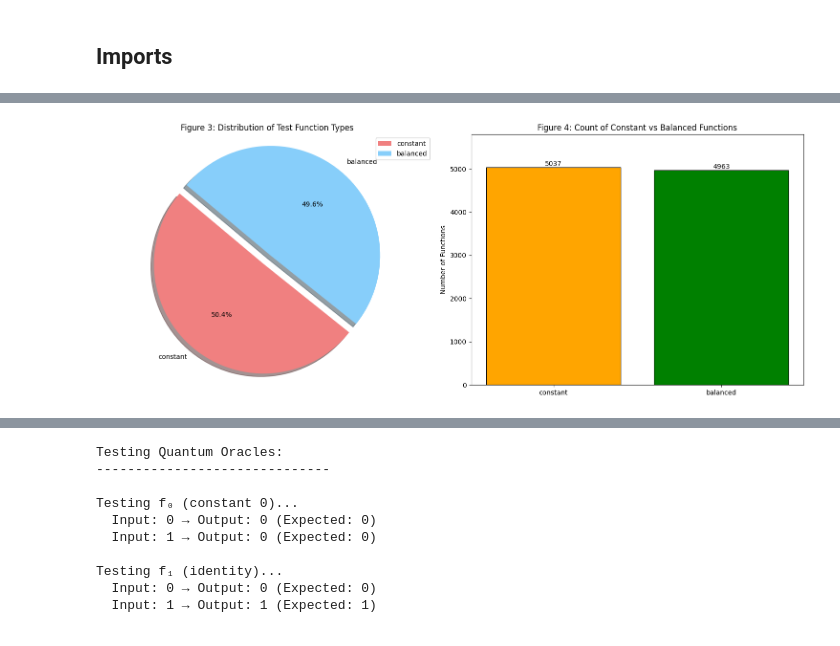
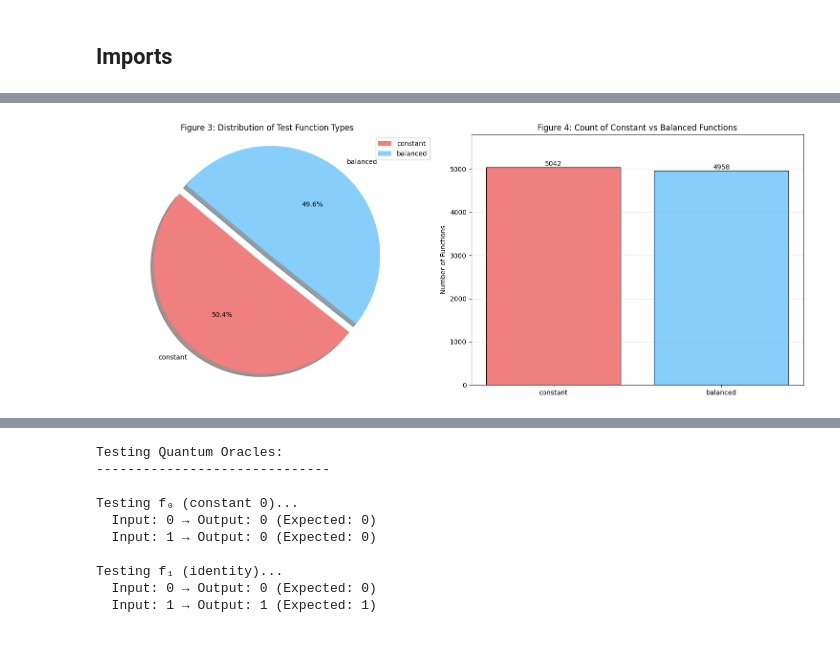
Before and after one commit to tomaspettit2506/ET-G00419414, a Jupyter notebook: problems.ipynb, the cells around one changed output, grey strips where cells are left out. Drawn from its saved outputs; the diff is of its cells as text; code cells hidden in the pictures.

```diff
--- a/problems.ipynb
+++ b/problems.ipynb
@@ -199,8 +227,8 @@ ax1.set_title('Figure 1: Query Complexity Growth')
 ax1.legend()
 ax1.grid(True, which="both", ls="--", alpha=0.5)
 
-# Figure 2: Distribution validation across 100 generated functions
-num_functions = 100
+# Figure 2: Distribution validation across 10000 generated functions
+num_functions = 10000
 true_counts = []
 
 for _ in range(num_functions):
@@ -217,7 +245,7 @@ counts_at_16 = true_counts.count(16)
 # Create bar chart showing distribution (horizontal	bars for better readability)
 categories = ['Constant (False)', 'Balanced', 'Constant (True)']
 counts = [counts_at_0, counts_at_8, counts_at_16]
-ax2.barh(categories, counts, color=['red', 'blue', 'green'], edgecolor='black', linewidth=0.85)
+ax2.barh(categories, counts, color=['red', 'blue', 'green'], edgecolor='black', linewidth=0.95)
 ax2.set_xlim(0, num_functions)  # Set x-axis limit to total number of functions
 
 for i, count in enumerate(counts):
@@ -232,7 +260,7 @@ plt.show()
 
 # Print statistical summary
 print(f"\nDistribution Summary:")
-print(f"Constant (False): {counts_at_0}% ({counts_at_0} functions)")
-print(f"Balanced:         {counts_at_8}% ({counts_at_8} functions)")
-print(f"Constant (True):  {counts_at_16}% ({counts_at_16} functions)")
+print(f"Constant (False): {counts_at_0/num_functions*100:.2f}% ({counts_at_0} functions)")
+print(f"Balanced:         {counts_at_8/num_functions*100:.2f}% ({counts_at_8} functions)")
+print(f"Constant (True):  {counts_at_16/num_functions*100:.2f}% ({counts_at_16} functions)")
 # %% [output]
@@ -339,34 +418,34 @@ for _ in range(num_functions):
     test_func = random_constant_balanced()
 
     # Classify using our algorithm
     result = determine_constant_balanced(test_func)
     classifications[result] += 1
 
 # Create visualization
 fig, (ax1, ax2) = plt.subplots(1, 2, figsize=(15, 6))
 
 # Figure 3: Create a pie chart to show the distribution of results
 labels = classifications.keys()
 sizes = classifications.values()
 colors = ['lightcoral', 'lightskyblue']
 myexplode = [0.1, 0]
 ax1.pie(sizes, labels=labels, explode=myexplode, colors=colors, autopct='%1.1f%%', shadow=True, startangle=140)
 ax1.set_title('Figure 3: Distribution of Test Function Types')
 ax1.axis('equal')  # Equal aspect ratio ensures that pie chart is circula
 ax1.legend(loc='upper right')
 
 
 # Figure 4: Create a bar chart to show the count of constant vs balanced functions
-ax2.bar(classifications.keys(), classifications.values(), color=['orange', 'green'], edgecolor='black', linewidth=0.85)
+ax2.bar(classifications.keys(), classifications.values(), color=colors, edgecolor='black', linewidth=0.85)
 ax2.set_title('Figure 4: Count of Constant vs Balanced Functions')
 ax2.set_ylabel('Number of Functions')
 ax2.set_ylim(0, max(classifications.values()) * 1.15)
 for i, count in enumerate(classifications.values()):
 				ax2.text(i, count + 0.1, str(count), ha='center', va='bottom')
+ax2.grid(True, alpha=0.3, axis='y')
 
 plt.tight_layout()
-plt.savefig('img/figure3_4.png', dpi=150)  # Save the	figure with high resolution
 plt.show()
 # %% [output]
-[figure, old version]
+[figure, new version]
 # %% [markdown]
```
Also changed, not shown: parts of 16 cells of this notebook.
